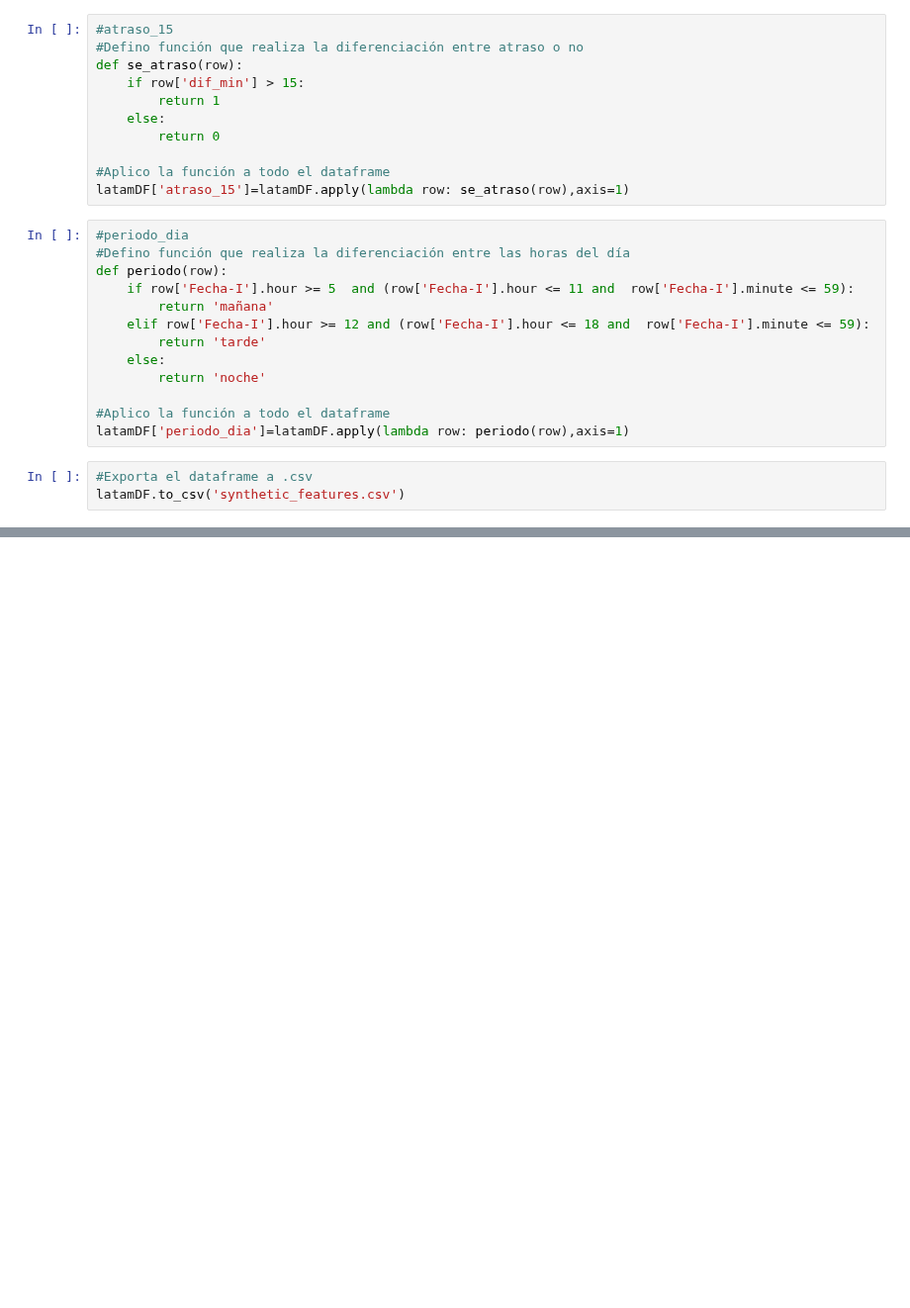
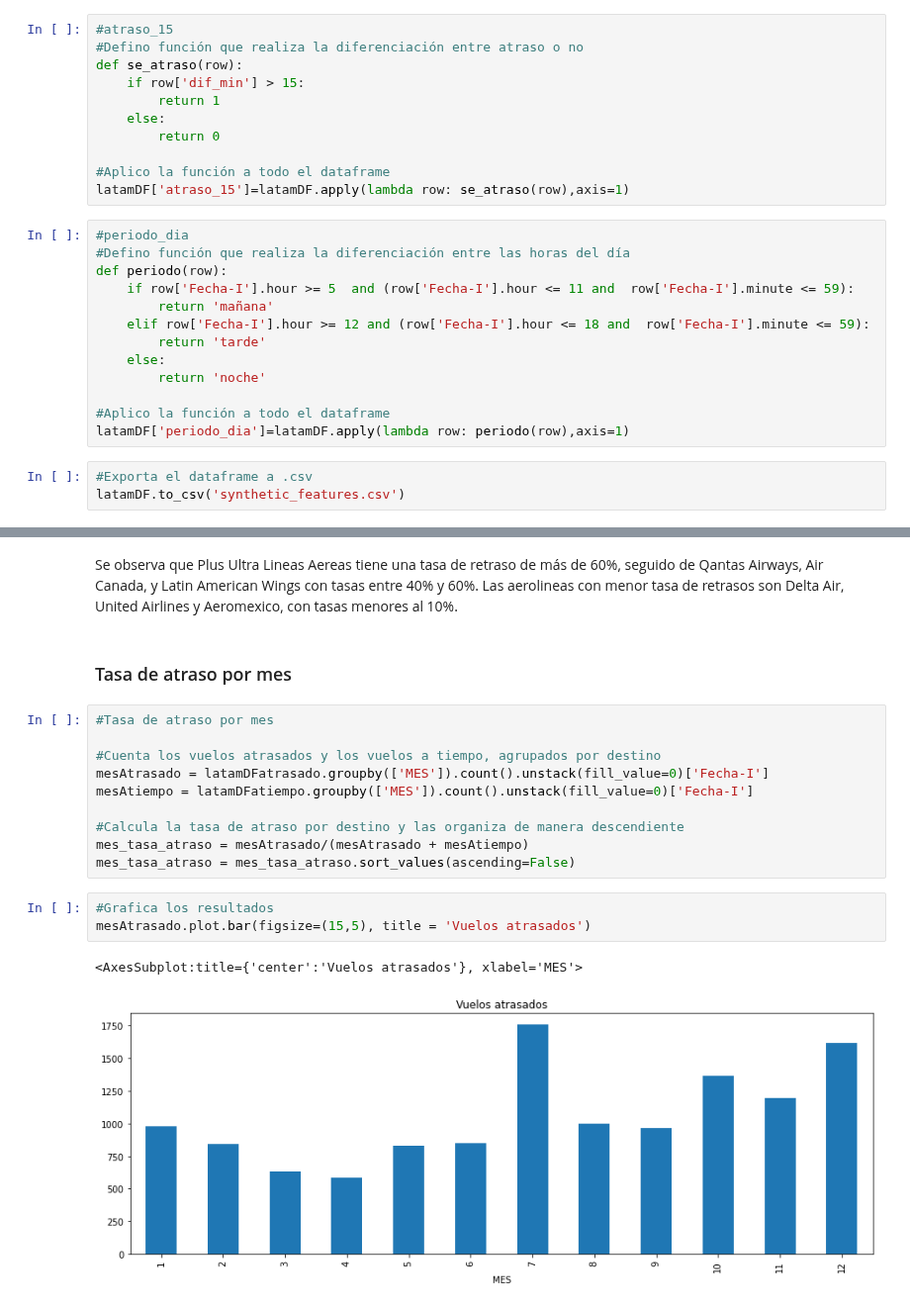
Before and after one commit to AndresFrancoG/desafioDSLatam, a Jupyter notebook: solution.ipynb, the cells around one changed output, grey strips where cells are left out. Shown at 99% size. Cells and saved outputs as stored; diff of their text form; blank space fills up the shorter version.

Commit message:
Añade las tasas de retraso por mes. Introduce una corrección a la columna "temporada_alta", en la cual faltaban las fechas del mes de julio. Actualiza el archivo synthetic_features.csv

```diff
--- a/solution.ipynb
+++ b/solution.ipynb
@@ -238,0 +234,20 @@ Cataratas de Iguacu,  Curitiba. Bra, Washington todos los vuelos estuvieron a ti
+# %% [markdown]
+Se observa que Plus Ultra Lineas Aereas tiene una tasa de retraso de más de 60%, seguido de Qantas Airways, Air Canada, y Latin American Wings con tasas entre 40% y 60%.  Las aerolineas con menor tasa de retrasos son Delta Air, United Airlines y Aeromexico, con tasas menores al 10%.
+# %% [markdown]
+### Tasa de atraso por mes
+# %%
+#Tasa de atraso por mes
+
+#Cuenta los vuelos atrasados y los vuelos a tiempo, agrupados por destino
+mesAtrasado = latamDFatrasado.groupby(['MES']).count().unstack(fill_value=0)['Fecha-I']
+mesAtiempo = latamDFatiempo.groupby(['MES']).count().unstack(fill_value=0)['Fecha-I']
+
+#Calcula la tasa de atraso por destino y las organiza de manera descendiente
+mes_tasa_atraso = mesAtrasado/(mesAtrasado + mesAtiempo)
+mes_tasa_atraso = mes_tasa_atraso.sort_values(ascending=False)
+# %%
+#Grafica los resultados
+mesAtrasado.plot.bar(figsize=(15,5), title = 'Vuelos atrasados')
+# %% [output]
+<AxesSubplot:title={'center':'Vuelos atrasados'}, xlabel='MES'>
+[figure, added]
```
Also changed, not shown: parts of 31 cells of this notebook, 1 other file.
